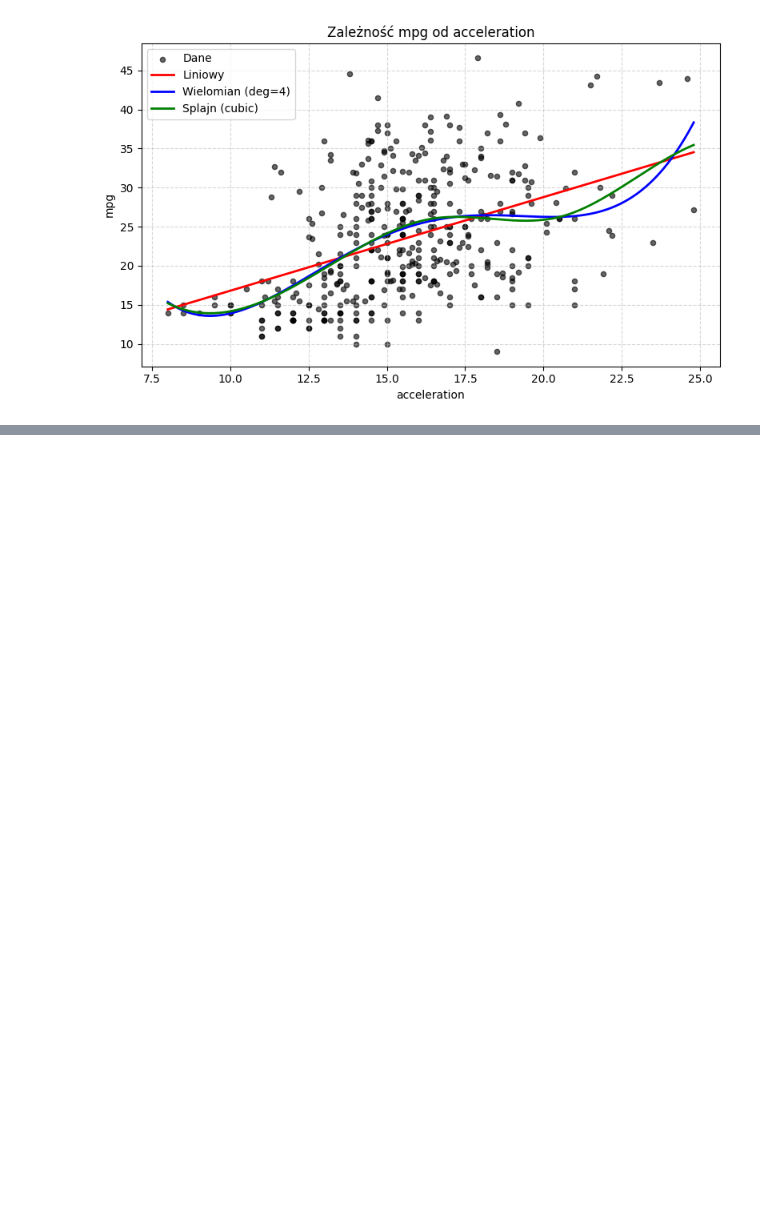
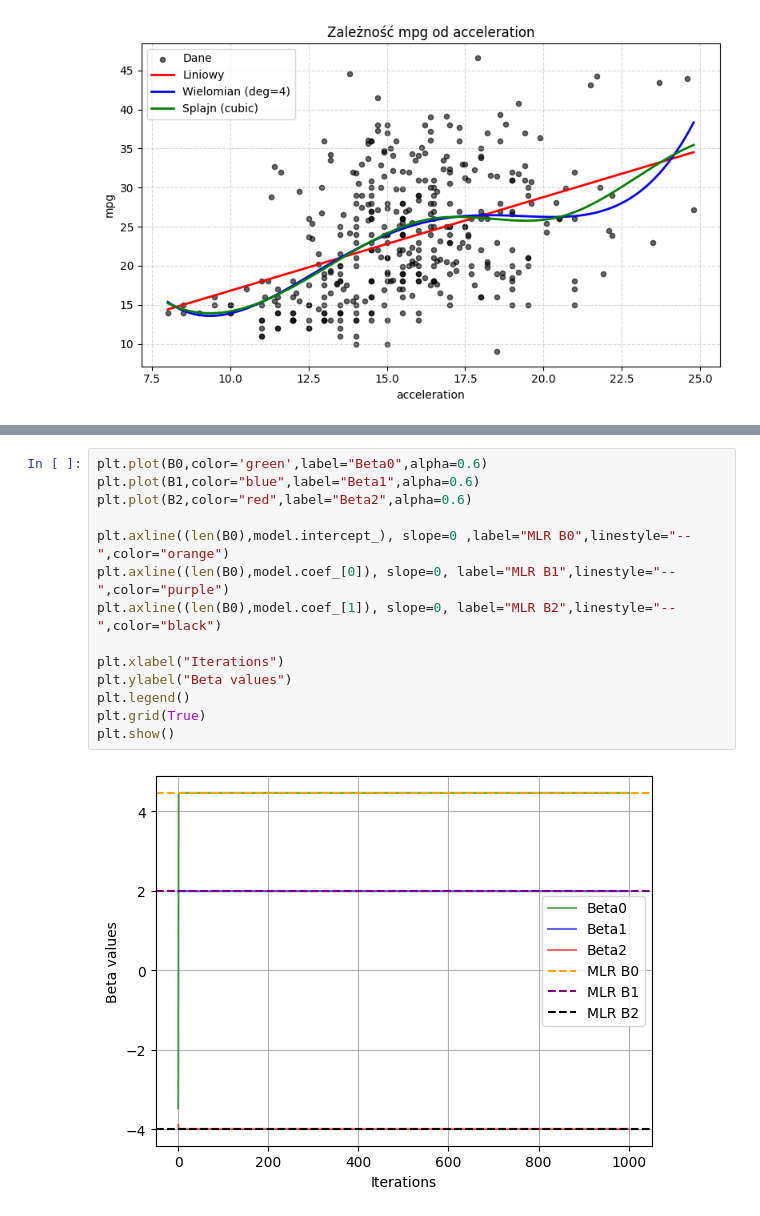
Before and after one commit to Mitfort/StatisticalLearning, a Jupyter notebook: Lab7/exercises.ipynb, the cells around one changed output, grey strips where cells are left out. Drawn from its saved outputs; the diff is of its cells as text; blank space fills up the shorter version.

```diff
--- a/Lab7/exercises.ipynb
+++ b/Lab7/exercises.ipynb
@@ -348,0 +476,16 @@ for col in numeric_cols:
+# %%
+plt.plot(B0,color='green',label="Beta0",alpha=0.6)
+plt.plot(B1,color="blue",label="Beta1",alpha=0.6)
+plt.plot(B2,color="red",label="Beta2",alpha=0.6)
+
+plt.axline((len(B0),model.intercept_), slope=0 ,label="MLR B0",linestyle="--",color="orange")
+plt.axline((len(B0),model.coef_[0]), slope=0, label="MLR B1",linestyle="--",color="purple")
+plt.axline((len(B0),model.coef_[1]), slope=0, label="MLR B2",linestyle="--",color="black")
+
+plt.xlabel("Iterations")
+plt.ylabel("Beta values")
+plt.legend()
+plt.grid(True)
+plt.show()
+# %% [output]
+[figure, added]
```
Also changed, not shown: parts of 10 cells of this notebook, 1 other file.
